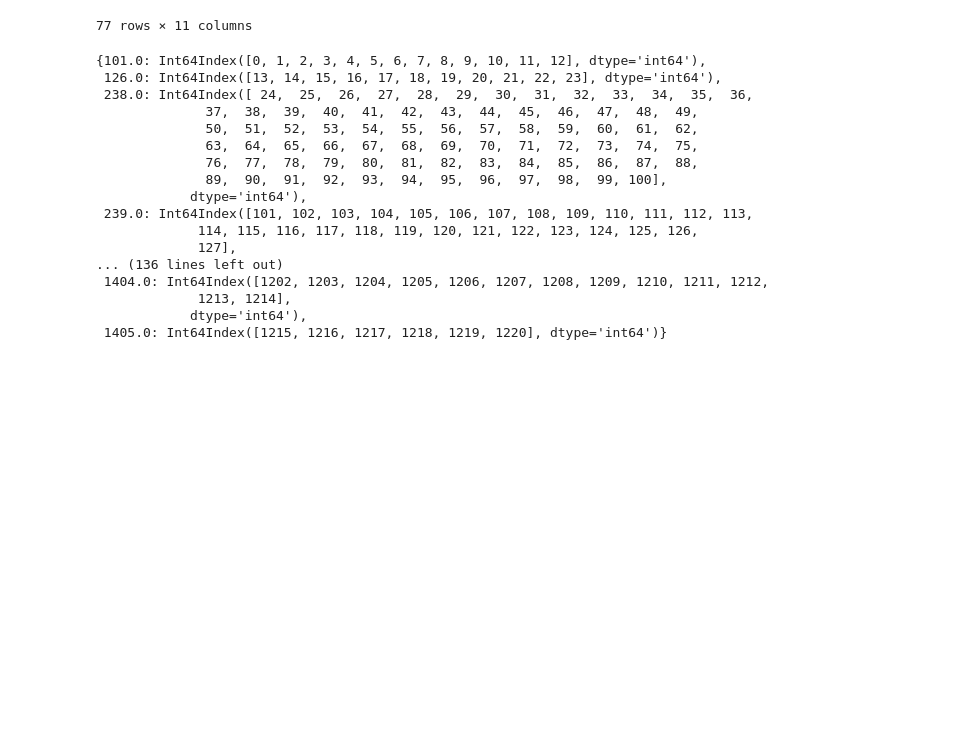
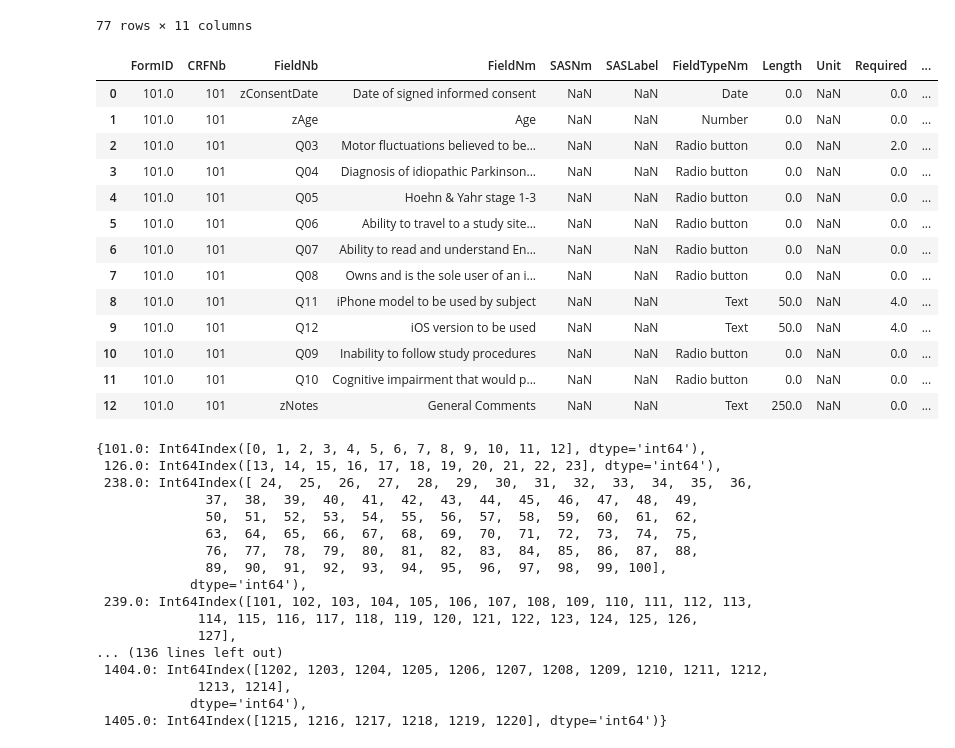
Before and after one commit to kamshee/CIS-PD_Curation, a Jupyter notebook: createtable.ipynb, the cells around one changed output. Drawn from its saved outputs; the diff is of its cells as text; code cells hidden in the pictures; blank space fills up the shorter version.

Commit message:
Added spec and demo tables

```diff
--- a/createtable.ipynb
+++ b/createtable.ipynb
@@ -346,6 +346,23 @@ datadict.loc[datadict.FormID == 238.0]
 | 99 | 238.0 | 238 | Q74 | 4.6 Painful Off-State Dystonia | NaN | NaN | Number | 0.0 | (0-4) | 2.0 | ... |
 | 100 | 238.0 | 238 | zNotes | General Comments | NaN | NaN | Text | 250.0 | NaN | 0.0 | ... |
 77 rows × 11 columns
+# %%
+datadict.loc[datadict.FormID == 101.0]
+# %% [output]
+|  | FormID | CRFNb | FieldNb | FieldNm | SASNm | SASLabel | FieldTypeNm | Length | Unit | Required | ... |
+| 0 | 101.0 | 101 | zConsentDate | Date of signed informed consent | NaN | NaN | Date | 0.0 | NaN | 0.0 | ... |
+| 1 | 101.0 | 101 | zAge | Age | NaN | NaN | Number | 0.0 | NaN | 0.0 | ... |
+| 2 | 101.0 | 101 | Q03 | Motor fluctuations believed to be... | NaN | NaN | Radio button | 0.0 | NaN | 2.0 | ... |
+| 3 | 101.0 | 101 | Q04 | Diagnosis of idiopathic Parkinson... | NaN | NaN | Radio button | 0.0 | NaN | 0.0 | ... |
+| 4 | 101.0 | 101 | Q05 | Hoehn & Yahr stage 1-3 | NaN | NaN | Radio button | 0.0 | NaN | 0.0 | ... |
+| 5 | 101.0 | 101 | Q06 | Ability to travel to a study site... | NaN | NaN | Radio button | 0.0 | NaN | 0.0 | ... |
+| 6 | 101.0 | 101 | Q07 | Ability to read and understand En... | NaN | NaN | Radio button | 0.0 | NaN | 0.0 | ... |
+| 7 | 101.0 | 101 | Q08 | Owns and is the sole user of an i... | NaN | NaN | Radio button | 0.0 | NaN | 0.0 | ... |
+| 8 | 101.0 | 101 | Q11 | iPhone model to be used by subject | NaN | NaN | Text | 50.0 | NaN | 4.0 | ... |
+| 9 | 101.0 | 101 | Q12 | iOS version to be used | NaN | NaN | Text | 50.0 | NaN | 4.0 | ... |
+| 10 | 101.0 | 101 | Q09 | Inability to follow study procedures | NaN | NaN | Radio button | 0.0 | NaN | 0.0 | ... |
+| 11 | 101.0 | 101 | Q10 | Cognitive impairment that would p... | NaN | NaN | Radio button | 0.0 | NaN | 0.0 | ... |
+| 12 | 101.0 | 101 | zNotes | General Comments | NaN | NaN | Text | 250.0 | NaN | 0.0 | ... |
 # %%
 datadict.groupby('FormID').groups
 # %% [output]
```
Also changed, not shown: parts of 16 cells of this notebook.
